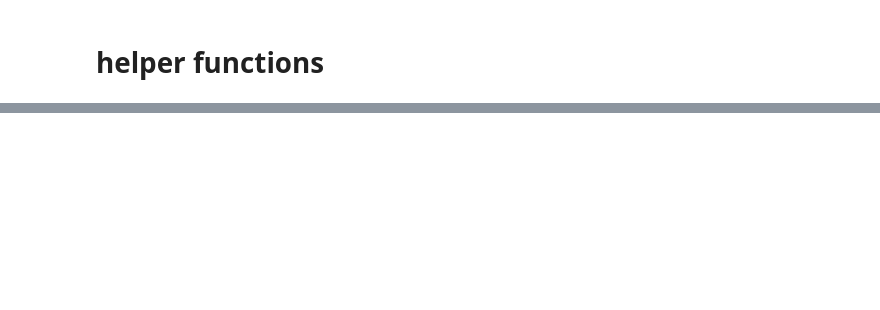
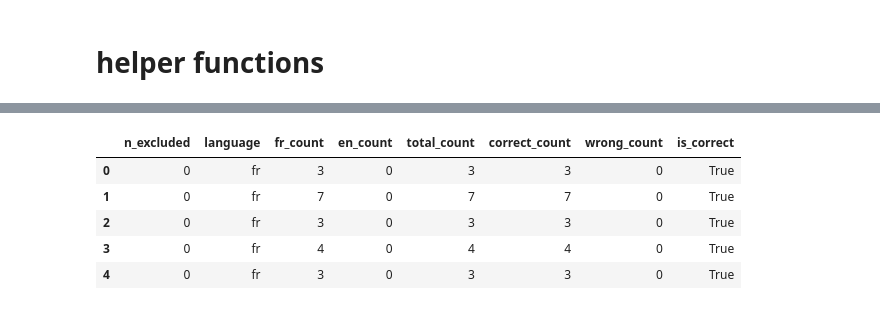
Before and after one commit to KevinCarr42/AI-Translation, a Jupyter notebook: fr_eng_classifier.ipynb, the cells around one changed output, grey strips where cells are left out. Drawn from its saved outputs; the diff is of its cells as text; code cells hidden in the pictures; blank space fills up the shorter version.

```diff
--- a/fr_eng_classifier.ipynb
+++ b/fr_eng_classifier.ipynb
@@ -632,0 +507,9 @@ Examples within 10% of weighted nth percentile: se, ne, relevé, cette, stock
+# %%
+results_df.head()
+# %% [output]
+|  | n_excluded | language | fr_count | en_count | total_count | correct_count | wrong_count | is_correct |
+| 0 | 0 | fr | 3 | 0 | 3 | 3 | 0 | True |
+| 1 | 0 | fr | 7 | 0 | 7 | 7 | 0 | True |
+| 2 | 0 | fr | 3 | 0 | 3 | 3 | 0 | True |
+| 3 | 0 | fr | 4 | 0 | 4 | 4 | 0 | True |
+| 4 | 0 | fr | 3 | 0 | 3 | 3 | 0 | True |
```
Also changed, not shown: parts of 52 cells of this notebook.
